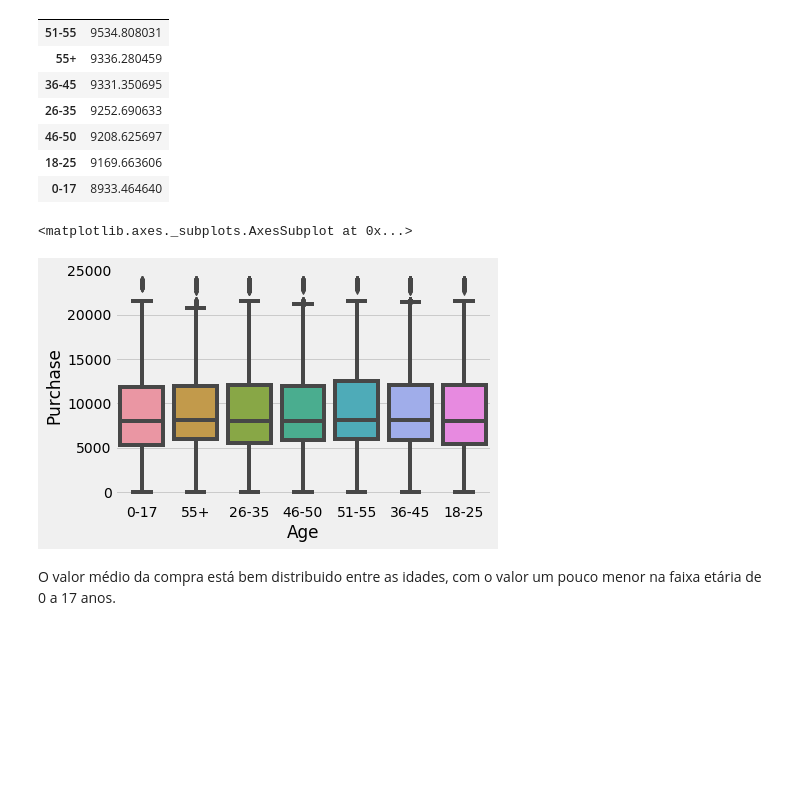
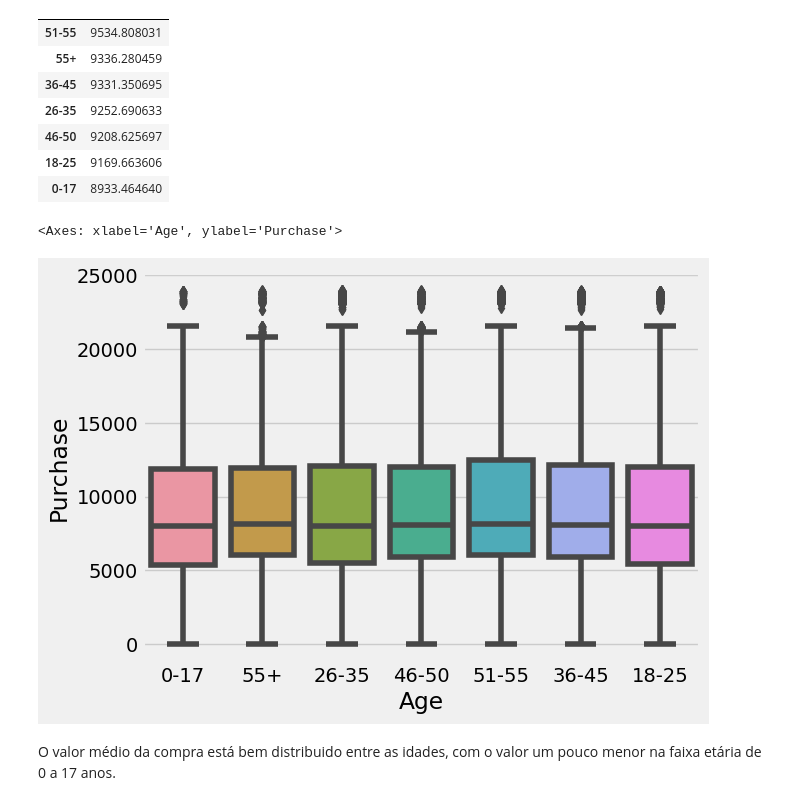
Before and after one commit to TASIO852/Black-Friday, a Jupyter notebook: Estatistica_Descritiva.ipynb, the cells around one changed output. Saved outputs shown, nothing was run; the diff lists cells and outputs as text; code cells hidden in the pictures; blank space fills up the shorter version.

```diff
--- a/Estatistica_Descritiva.ipynb
+++ b/Estatistica_Descritiva.ipynb
@@ -187,10 +193,10 @@ train[['Age','Purchase']].groupby(['Age'], as_index = True).mean().sort_values(b
 | 18-25 | 9169.663606 |
 | 0-17 | 8933.464640 |
 # %%
-sns.boxplot('Age', 'Purchase', data=train)
+sns.boxplot(x=train["Age"],y=train["Purchase"])
 # %% [output]
-<matplotlib.axes._subplots.AxesSubplot at 0x...>
+<Axes: xlabel='Age', ylabel='Purchase'>
-[figure, old version]
+[figure, new version]
 # %% [markdown]
 O valor médio da compra está bem distribuido entre as idades, com o valor um pouco menor na faixa etária de 0 a 17 anos.
 # %% [markdown]
```
Also changed, not shown: parts of 20 cells of this notebook, 1 other file.
